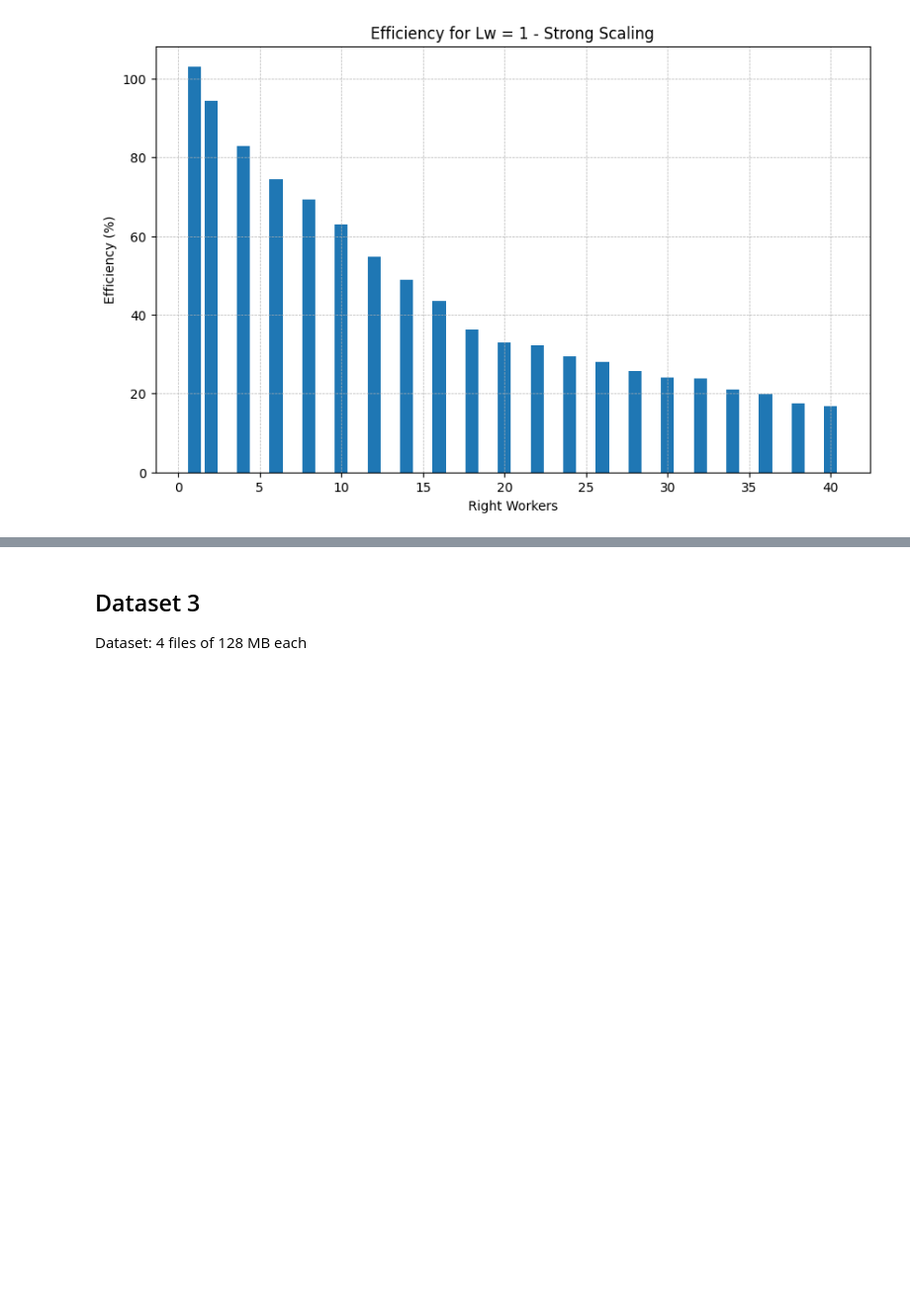
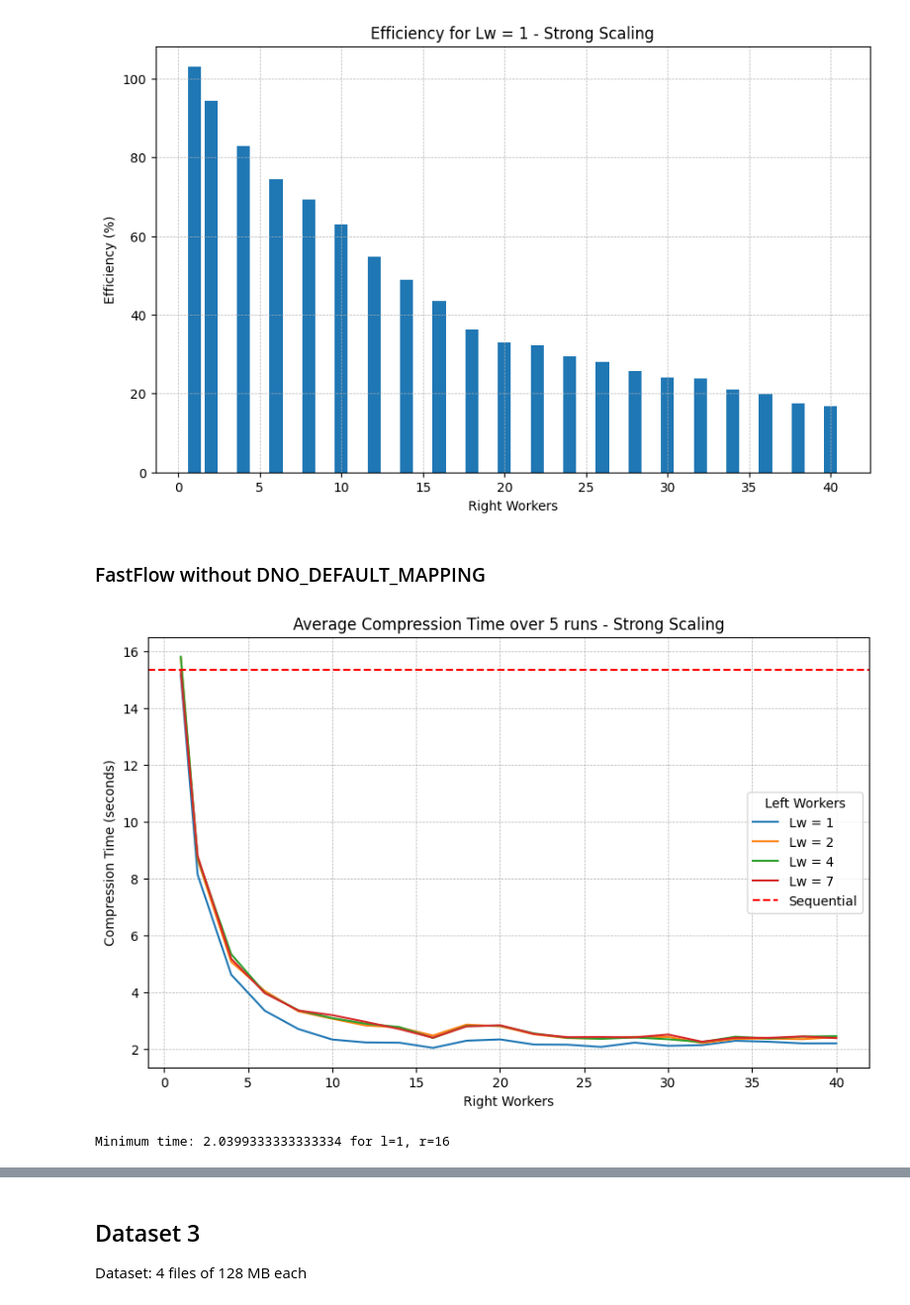
Before and after one commit to irenedovichi/SPM-project, a Jupyter notebook: plots.ipynb, the cells around one changed output, grey strips where cells are left out. Shown at 99% size. Drawn from its saved outputs; the diff is of its cells as text; code cells hidden in the pictures; blank space fills up the shorter version.

Commit message:
plots

```diff
--- a/plots.ipynb
+++ b/plots.ipynb
@@ -687,3 +687,32 @@ plt.grid(True, which="both", linestyle="--", linewidth=0.5)
 plt.show()
 # %% [output]
 [figure]
+# %% [markdown]
+### FastFlow without DNO_DEFAULT_MAPPING
+# %%
+file_content = open("outputs/output_ff_50164.txt", "r").readlines()
+
+# Parsing the data
+data = parse_data(file_content)
+
+# Averaging the data
+avg_data = average_data(data)
+
+# Plot the data
+plot_compression_data(avg_data)
+# %% [output]
+[figure, added]
+# %%
+# Print the config for which the time is minimum
+min_time = float('inf')
+min_l = 0
+min_r = 0
+for l in avg_data:
+    for r in avg_data[l]:
+        if avg_data[l][r] < min_time:
+            min_time = avg_data[l][r]
+            min_l = l
+            min_r = r
+print(f"Minimum time: {min_time} for l={min_l}, r={min_r}")
+# %% [output]
+Minimum time: 2.0399333333333334 for l=1, r=16
```
Also changed, not shown: parts of 8 cells of this notebook, 1 other file.
